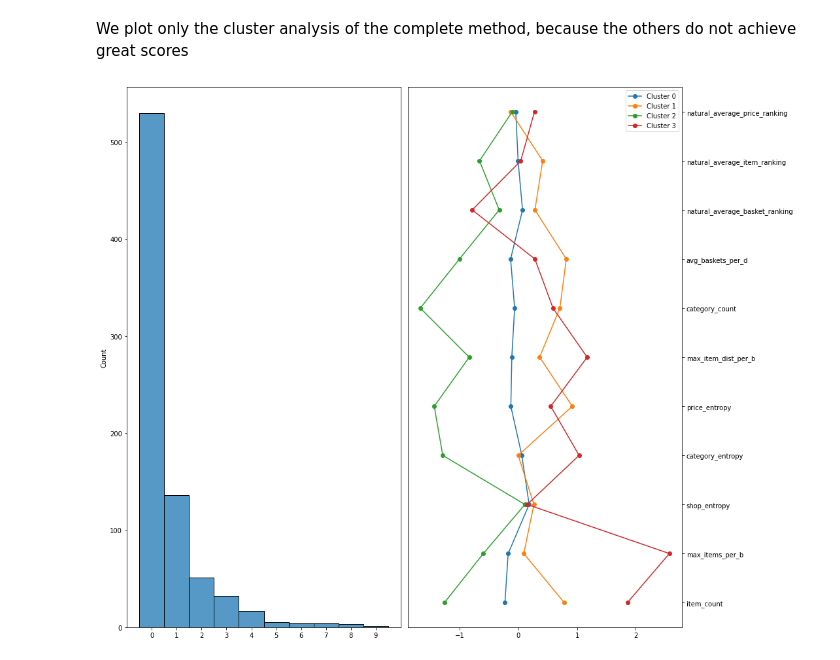
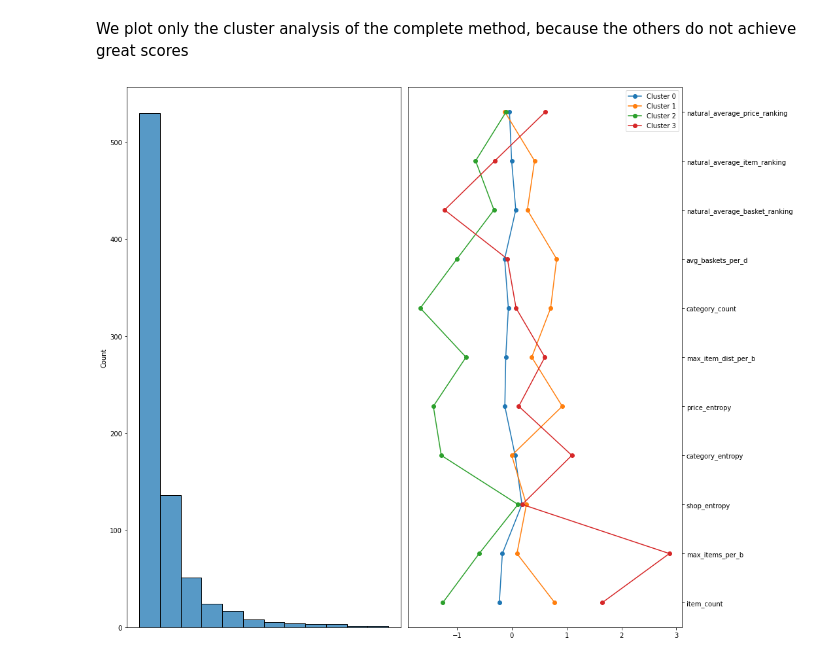
Before and after one commit to frankpietro/dm-project, a Jupyter notebook: DM_DonatiFrancaviglia_TASK2/hierarchical.ipynb, the cells around one changed output. Saved outputs shown, nothing was run; the diff lists cells and outputs as text; code cells hidden in the pictures.

```diff
--- a/DM_DonatiFrancaviglia_TASK2/hierarchical.ipynb
+++ b/DM_DonatiFrancaviglia_TASK2/hierarchical.ipynb
@@ -42,7 +42,7 @@ clustering_scores_df = pd.DataFrame(columns = ['silhouette', 'SSE'], dtype=float
 - centroid: metric is distance between centroids
 # %%
 methods = ['complete', 'single', 'average', 'centroid']
-best_n_clusters = 10
+best_n_clusters = 12
 # %%
 data_link_list = []
 for method in methods:
@@ -77,7 +77,7 @@ clustering_scores_df
 We plot only the cluster analysis of the complete method, because the others do not achieve great scores
 # %%
 l = show_clusters(data_link_list[0], clustering_df_array, clustering_df, best_n_clusters)
-u_df[LAB] = l
-clustering_df[LAB] = l
+u_df[LAB] = l.to_numpy()
+clustering_df[LAB] = l.to_numpy()
 # %% [output]
-[figure, old version]
+[figure, new version]
```
Also changed, not shown: parts of 7 cells of this notebook, 4 other files.
